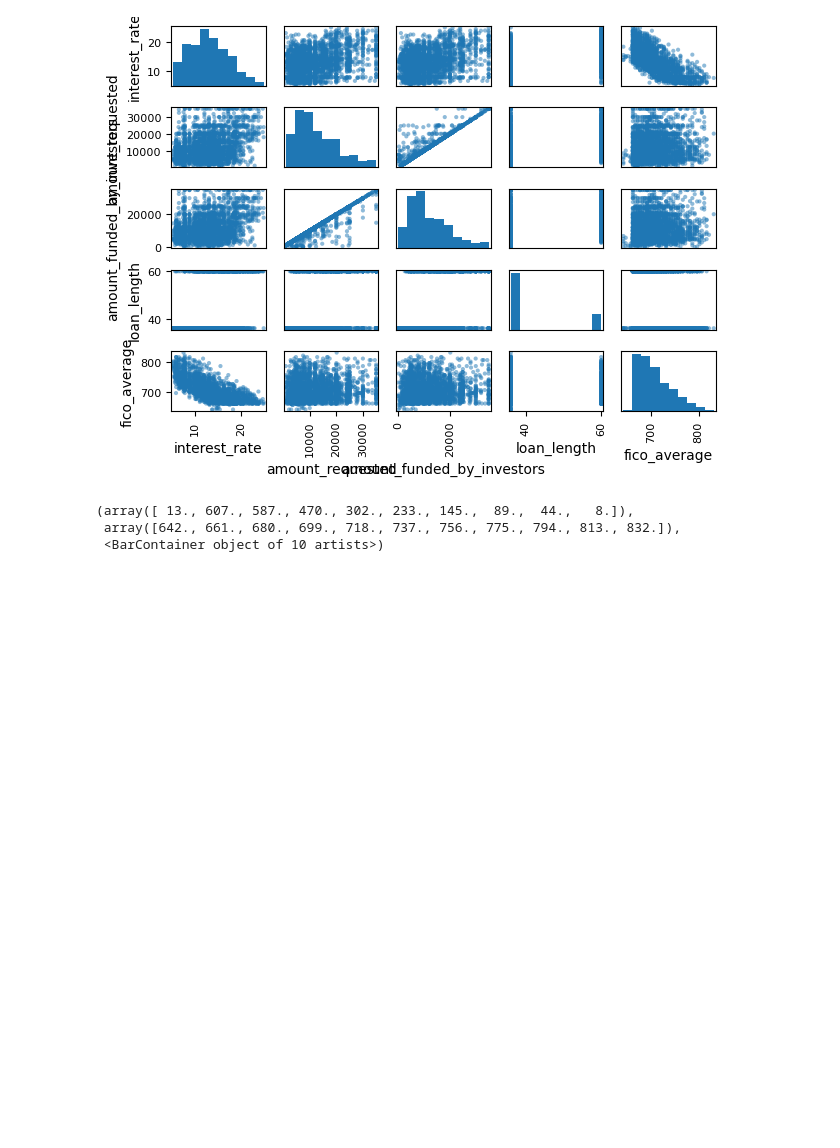
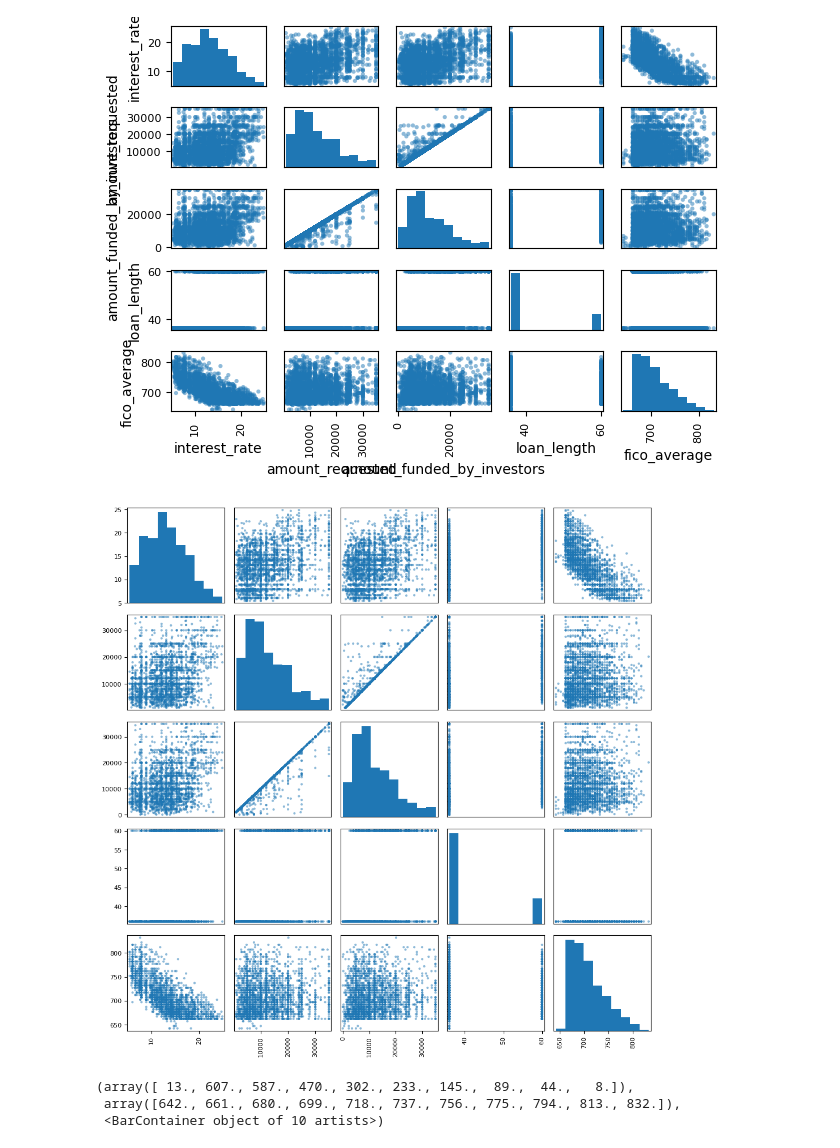
Before and after one commit to NotAFoxtrot/Linear_Regression_Casestudy, a Jupyter notebook: assignment.ipynb, the cells around one changed output. Saved outputs shown, nothing was run; the diff lists cells and outputs as text; code cells hidden in the pictures; blank space fills up the shorter version.

Commit message:
added graphing blocks to .ipynb

```diff
--- a/assignment.ipynb
+++ b/assignment.ipynb
@@ -100,3 +100,15 @@ pd.plotting.scatter_matrix(vanilla_df)
 plt.tight_layout()
 # %% [output]
 [figure]
+# %%
+scatter_matrix = pd.plotting.scatter_matrix(vanilla_df, figsize=(10, 10))
+
+# Remove column names
+for ax in scatter_matrix.flatten():
+    ax.set_xlabel('')
+    ax.set_ylabel('')
+
+plt.tight_layout()
+plt.show()
+# %% [output]
+[figure, added]
```
Also changed, not shown: parts of 1 cell of this notebook.
